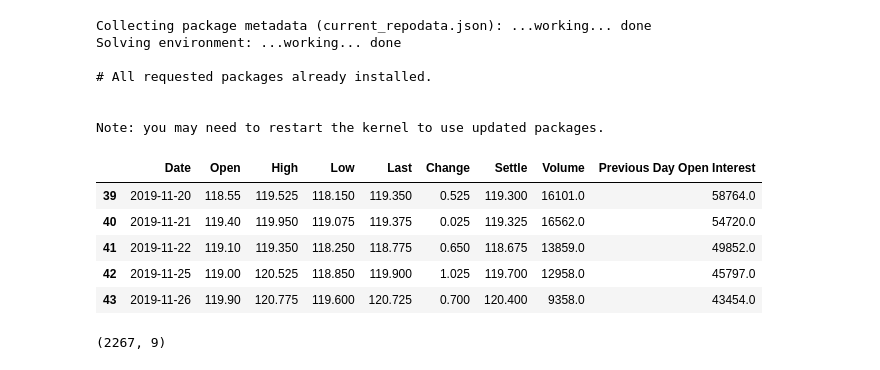
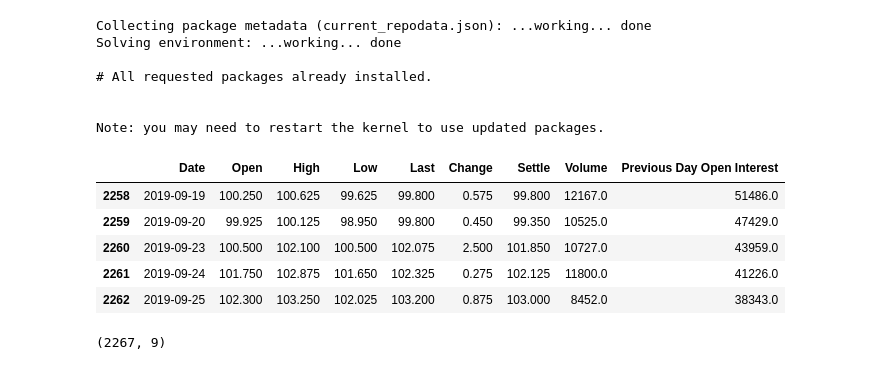
Before and after one commit to ajirlbeck14/Project, a Jupyter notebook: CattleTEC Project.ipynb, the cells around one changed output. Saved outputs shown, nothing was run; the diff lists cells and outputs as text; code cells hidden in the pictures.

```diff
--- a/CattleTEC Project.ipynb
+++ b/CattleTEC Project.ipynb
@@ -74,21 +74,21 @@ corn_data_test = quandl.get("CHRIS/CME_C1", start_date = StartDate_test,
 #Corn = CHRIS/CME_C1
 #Feeder Cattle = CHRIS/CME_FC1
 # %%
-live_data_train = live_data_train.reset_index()
-live_data_test = live_data_test.reset_index()
+live_data = live_data.reset_index()
+#live_data_test = live_data_test.reset_index()
 
-feeder_data_train = feeder_data_train.reset_index()
-feeder_data_test = feeder_data_test.reset_index()
+feeder_data = feeder_data.reset_index()
+#feeder_data_test = feeder_data_test.reset_index()
 
-corn_data_train = corn_data_train.reset_index()
-corn_data_test = corn_data_test.reset_index()
+corn_data = corn_data.reset_index()
+#corn_data_test = corn_data_test.reset_index()
 
-live_data_test.tail()
+live_data.tail()
 # %% [output]
 |  | Date | Open | High | Low | Last | Change | Settle | Volume | Previous Day Open Interest |
-| 39 | 2019-11-20 | 118.55 | 119.525 | 118.150 | 119.350 | 0.525 | 119.300 | 16101.0 | 58764.0 |
-| 40 | 2019-11-21 | 119.40 | 119.950 | 119.075 | 119.375 | 0.025 | 119.325 | 16562.0 | 54720.0 |
-| 41 | 2019-11-22 | 119.10 | 119.350 | 118.250 | 118.775 | 0.650 | 118.675 | 13859.0 | 49852.0 |
-| 42 | 2019-11-25 | 119.00 | 120.525 | 118.850 | 119.900 | 1.025 | 119.700 | 12958.0 | 45797.0 |
-| 43 | 2019-11-26 | 119.90 | 120.775 | 119.600 | 120.725 | 0.700 | 120.400 | 9358.0 | 43454.0 |
+| 2258 | 2019-09-19 | 100.250 | 100.625 | 99.625 | 99.800 | 0.575 | 99.800 | 12167.0 | 51486.0 |
+| 2259 | 2019-09-20 | 99.925 | 100.125 | 98.950 | 99.800 | 0.450 | 99.350 | 10525.0 | 47429.0 |
+| 2260 | 2019-09-23 | 100.500 | 102.100 | 100.500 | 102.075 | 2.500 | 101.850 | 10727.0 | 43959.0 |
+| 2261 | 2019-09-24 | 101.750 | 102.875 | 101.650 | 102.325 | 0.275 | 102.125 | 11800.0 | 41226.0 |
+| 2262 | 2019-09-25 | 102.300 | 103.250 | 102.025 | 103.200 | 0.875 | 103.000 | 8452.0 | 38343.0 |
 # %%
```
Also changed, not shown: parts of 53 cells of this notebook.
